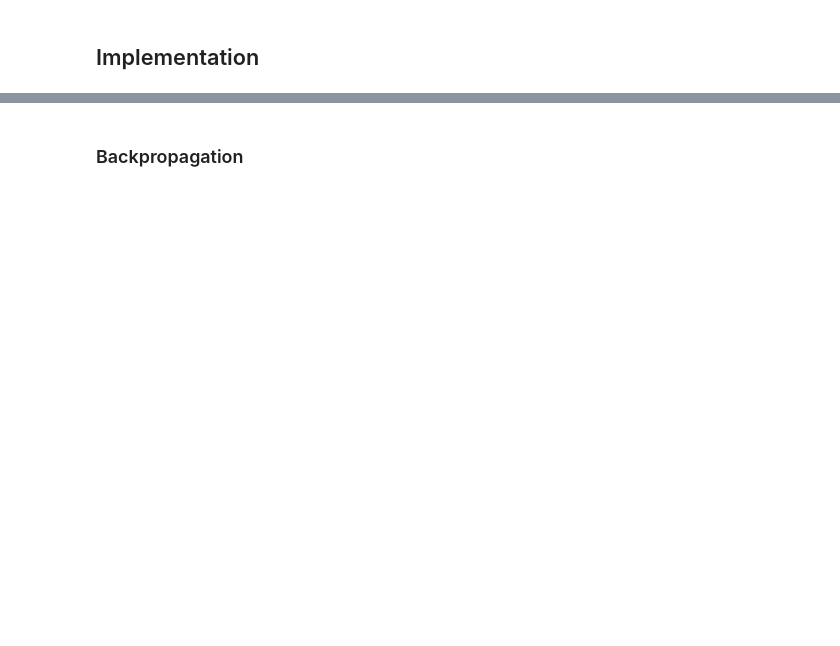
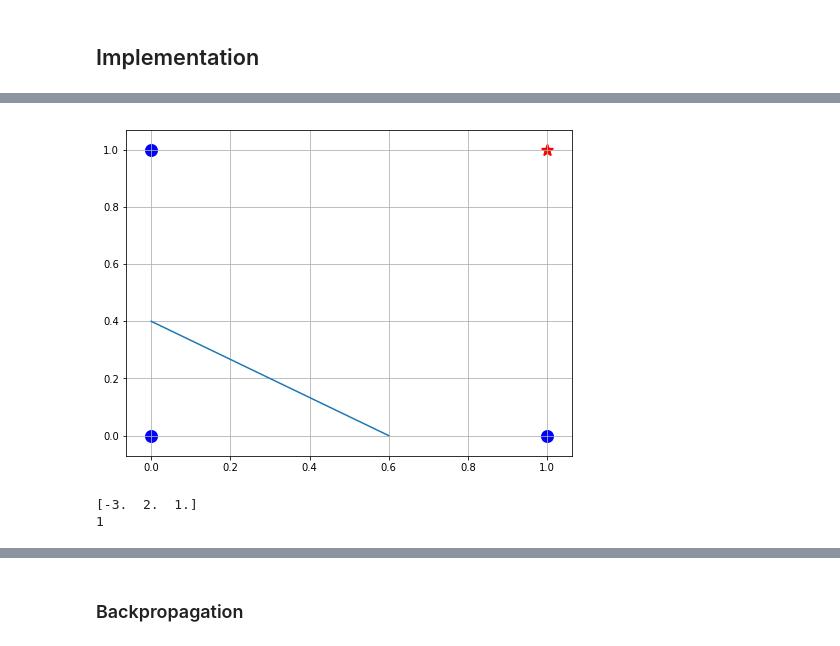
Before and after one commit to rashed091/NeuralNetwork, a Jupyter notebook: Lecture06 - Perceptron.ipynb, the cells around one changed output, grey strips where cells are left out. Saved outputs shown, nothing was run; the diff lists cells and outputs as text; code cells hidden in the pictures; blank space fills up the shorter version.

```diff
--- a/Lecture06 - Perceptron.ipynb
+++ b/Lecture06 - Perceptron.ipynb
@@ -123,0 +66,55 @@ SyntaxError: Missing parentheses in call to 'print'. Did you mean print(grad_nor
+# %%
+import torch
+import torch.nn as nn
+import torch.nn.functional as F
+import numpy as np
+import matplotlib.pyplot as plt
+
+x = np.array([[0, 0],[0, 1],[1, 0], [1, 1]], dtype=np.float32)
+y = np.array([[0], [0], [0], [1]], dtype=np.float32)
+lr = 1e-2
+max_iter = 1000
+# %%
+plt.figure(figsize=(8, 6))
+plt.scatter(x[0,0], x[0, 1], s=120, c='blue', marker='o', linewidths=2)
+plt.scatter(x[1,0], x[1, 1], s=120, c='blue', marker='o', linewidths=2)
+plt.scatter(x[2,0], x[2, 1], s=120, c='blue', marker='o', linewidths=2)
+plt.scatter(x[3,0], x[3, 1], s=120, c='red', marker='*', linewidths=2)
+plt.plot([0.6, 0],[0, 0.4])
+plt.grid(True)
+plt.show()
+# %% [output]
+[figure, added]
+# %%
+class Perceptron(object):
+    """Implements a perceptron network"""
+    def __init__(self, input_size, lr=1, epochs=100):
+        self.W = np.zeros(input_size+1)
+        self.epochs = epochs
+        self.lr = lr
+
+    def activation_fn(self, x):
+        return 1 if x >= 0 else 0
+
+    def predict(self, x):
+        z = self.W.T.dot(x)
+        a = self.activation_fn(z)
+        return a
+
+    def fit(self, X, d):
+        for _ in range(self.epochs):
+            for i in range(d.shape[0]):
+                x = np.insert(X[i], 0, 1)
+                y = self.predict(x)
+                e = d[i] - y
+                self.W = self.W + self.lr * e * x
+
+
+perceptron = Perceptron(input_size=2)
+perceptron.fit(X, d)
+print(perceptron.W)
+
+print(perceptron.predict(np.insert(X[3], 0, 1)))
+# %% [output]
+[-3.  2.  1.]
+1
```
Also changed, not shown: parts of 6 cells of this notebook, 1 other file.
